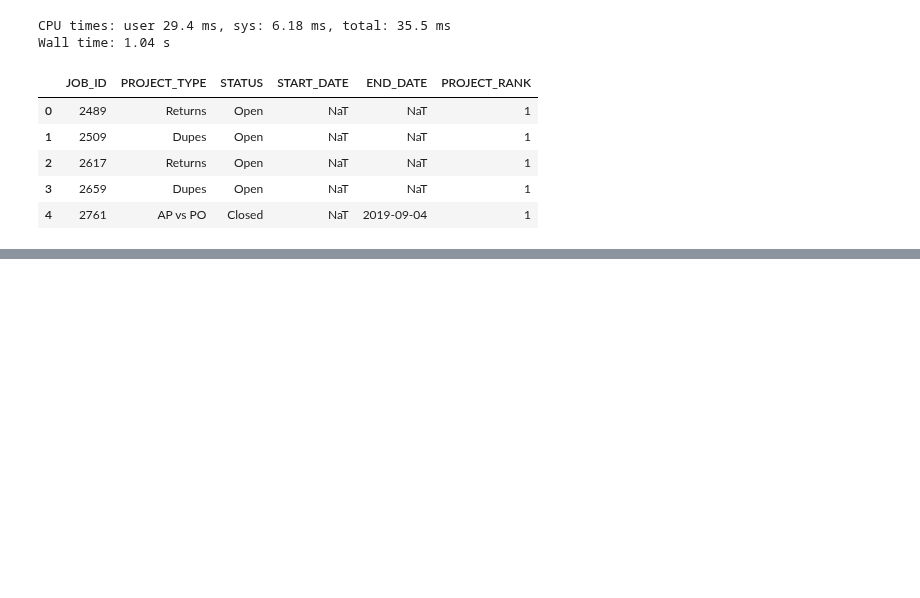
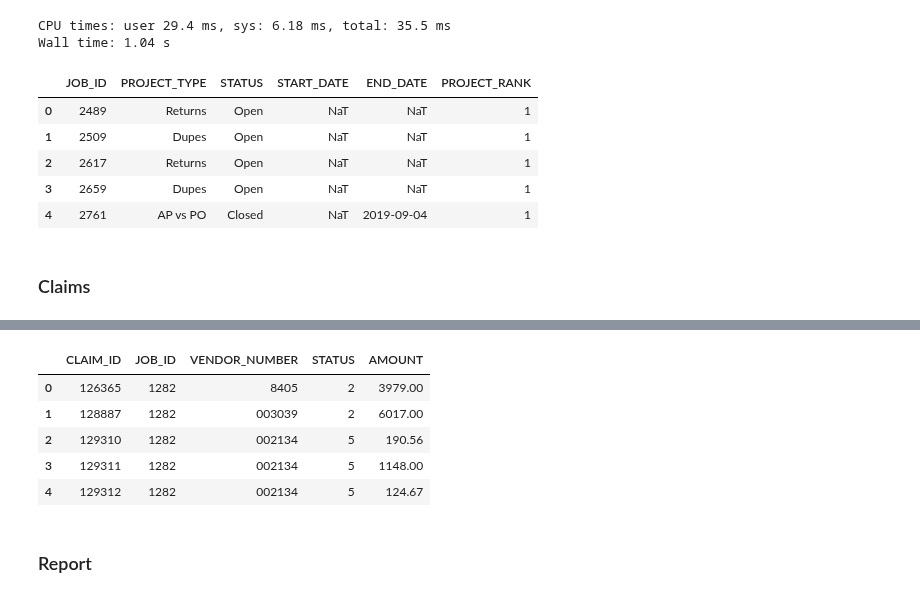
Before and after one commit to cpassorelli/call-reports, a Jupyter notebook: ipython/requests-data-warehouse-integration-silver.ipynb, the cells around one changed output, grey strips where cells are left out. Saved outputs shown, nothing was run; the diff lists cells and outputs as text; code cells hidden in the pictures; blank space fills up the shorter version.

```diff
--- a/ipython/requests-data-warehouse-integration-silver.ipynb
+++ b/ipython/requests-data-warehouse-integration-silver.ipynb
@@ -431,3 +473,29 @@ Wall time: 1.04 s
 | 2 | 2617 | Returns | Open | NaT | NaT | 1 |
 | 3 | 2659 | Dupes | Open | NaT | NaT | 1 |
 | 4 | 2761 | AP vs PO | Closed | NaT | 2019-09-04 | 1 |
+# %% [markdown]
+### Claims
+# %%
+%%time
+path = os.path.join(SILVER, 'claims')
+
+(
+    spark
+    .read
+    .parquet(os.path.join(BRONZE, 'Claims'))
+    .where('JID IS NOT NULL')
+    .selectExpr(
+        'CLAIMID as CLAIM_ID',
+        'JID as JOB_ID',
+        'CLVendorCode as VENDOR_NUMBER',
+        'CLStatus as STATUS',
+        'cast(CLAmount as double) as AMOUNT'
+    )
+    .write
+    .mode('overwrite')
+    .parquet(path)
+)
+
+claims = spark.read.parquet(path)
+claims.limit(5).toPandas()
+# %% [output]
@@ -433,0 +504,8 @@ Wall time: 1.04 s
+|  | CLAIM_ID | JOB_ID | VENDOR_NUMBER | STATUS | AMOUNT |
+| 0 | 126365 | 1282 | 8405 | 2 | 3979.00 |
+| 1 | 128887 | 1282 | 003039 | 2 | 6017.00 |
+| 2 | 129310 | 1282 | 002134 | 5 | 190.56 |
+| 3 | 129311 | 1282 | 002134 | 5 | 1148.00 |
+| 4 | 129312 | 1282 | 002134 | 5 | 124.67 |
+# %% [markdown]
+### Report
```
Also changed, not shown: parts of 10 cells of this notebook, 2 other files.
